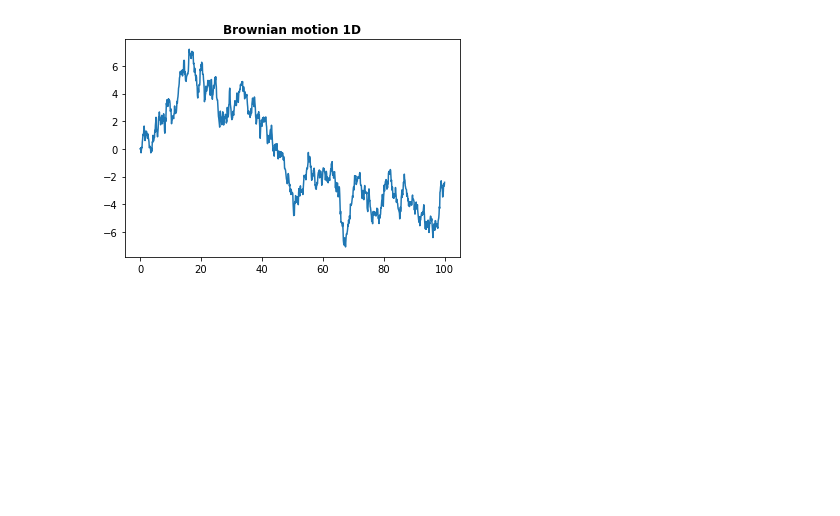
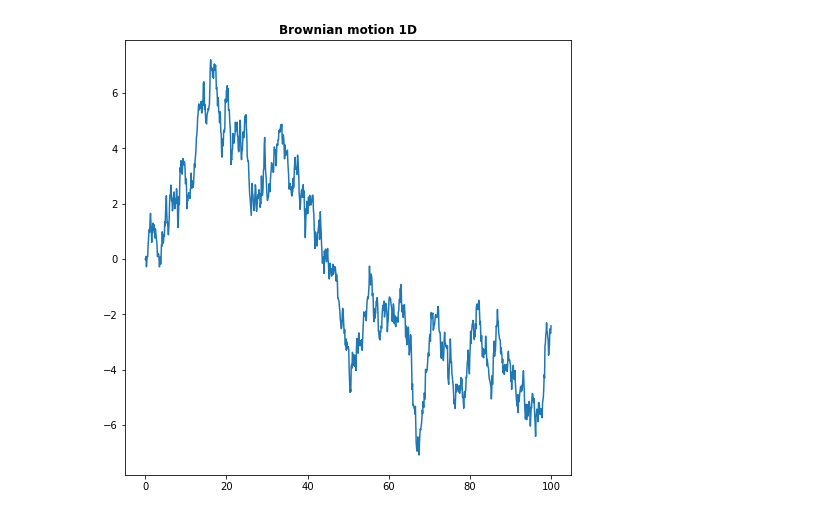
Before and after one commit to glenroger19/Brownian-Motion, a Jupyter notebook: Simulation/brownian1D.ipynb, the cells around one changed output. Drawn from its saved outputs; the diff is of its cells as text; code cells hidden in the pictures; blank space fills up the shorter version.

```diff
--- a/Simulation/brownian1D.ipynb
+++ b/Simulation/brownian1D.ipynb
@@ -1,13 +1,14 @@
 # %%
 import numpy as np
 import matplotlib.pyplot as plt
 import math
 
+fig = plt.figure(figsize=(8,8))
 data = np.loadtxt('./brownian1D.txt')
 T = data[:,0]
 X = data[:,1]
 plt.plot(T,X)
 plt.title('Brownian motion 1D',fontweight = 'bold')
 plt.show()
 # %% [output]
-[figure, old version]
+[figure, new version]
```
